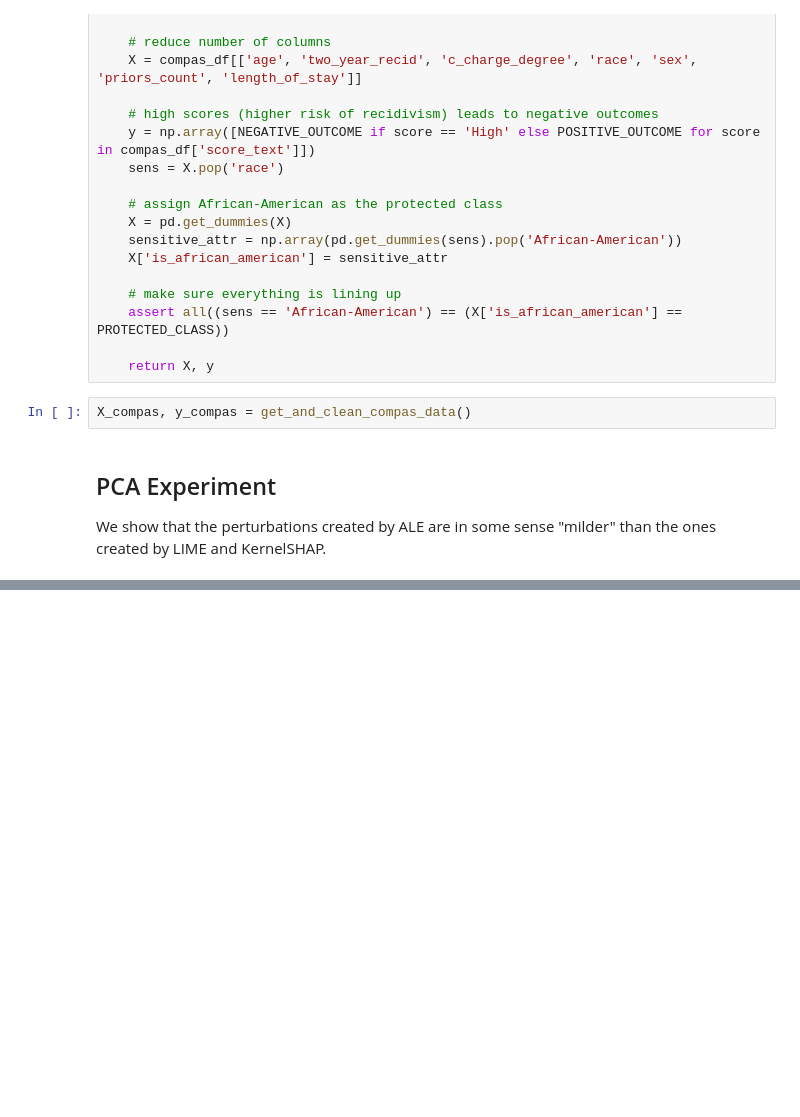
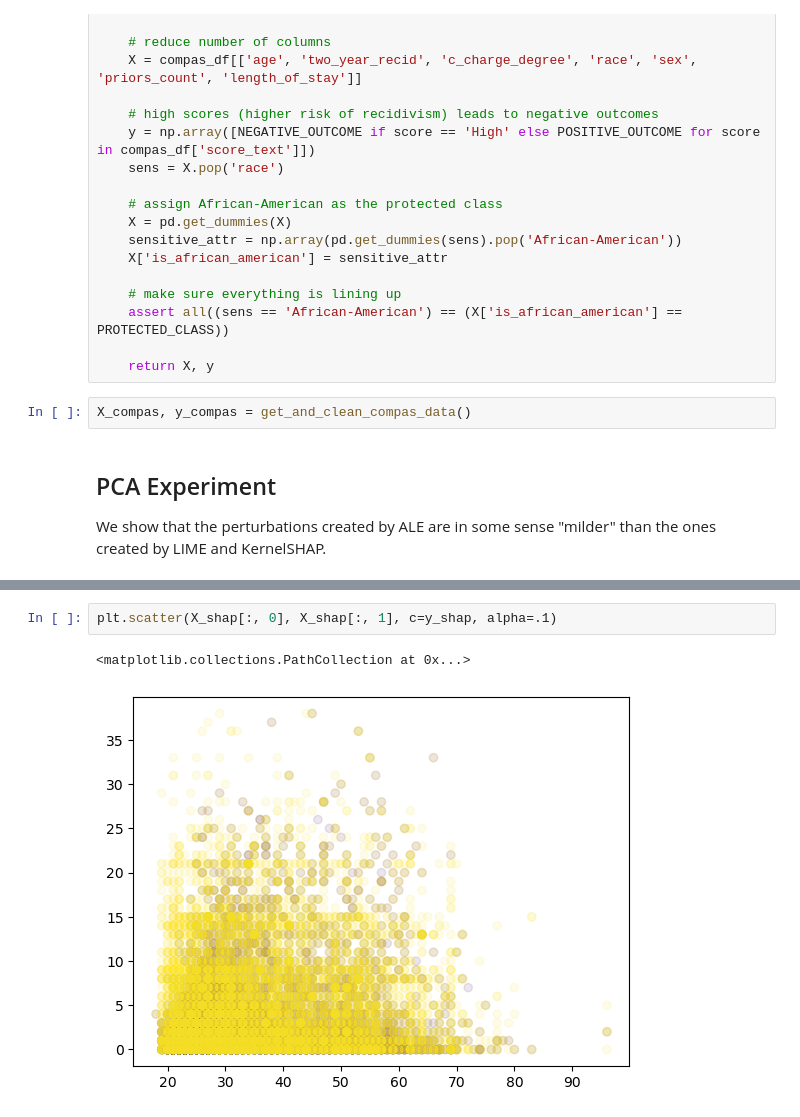
Before and after one commit to dawsonren/ExplainableML, a Jupyter notebook: adversarial.ipynb, the cells around one changed output, grey strips where cells are left out. Saved outputs shown, nothing was run; the diff lists cells and outputs as text; blank space fills up the shorter version.

```diff
--- a/adversarial.ipynb
+++ b/adversarial.ipynb
@@ -92,0 +154,5 @@ def train_ood_classifier(X)
+# %%
+plt.scatter(X_shap[:, 0], X_shap[:, 1], c=y_shap, alpha=.1)
+# %% [output]
+<matplotlib.collections.PathCollection at 0x...>
+[figure, added]
```
Also changed, not shown: parts of 11 cells of this notebook, 3 other files.
